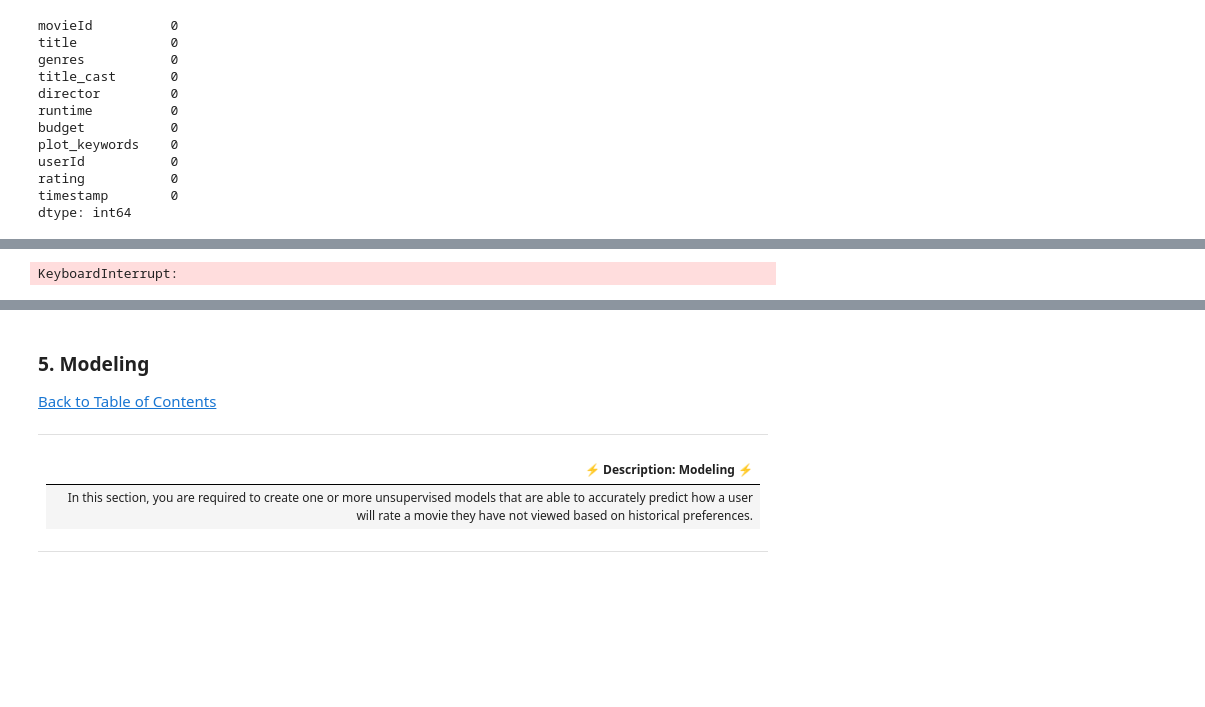
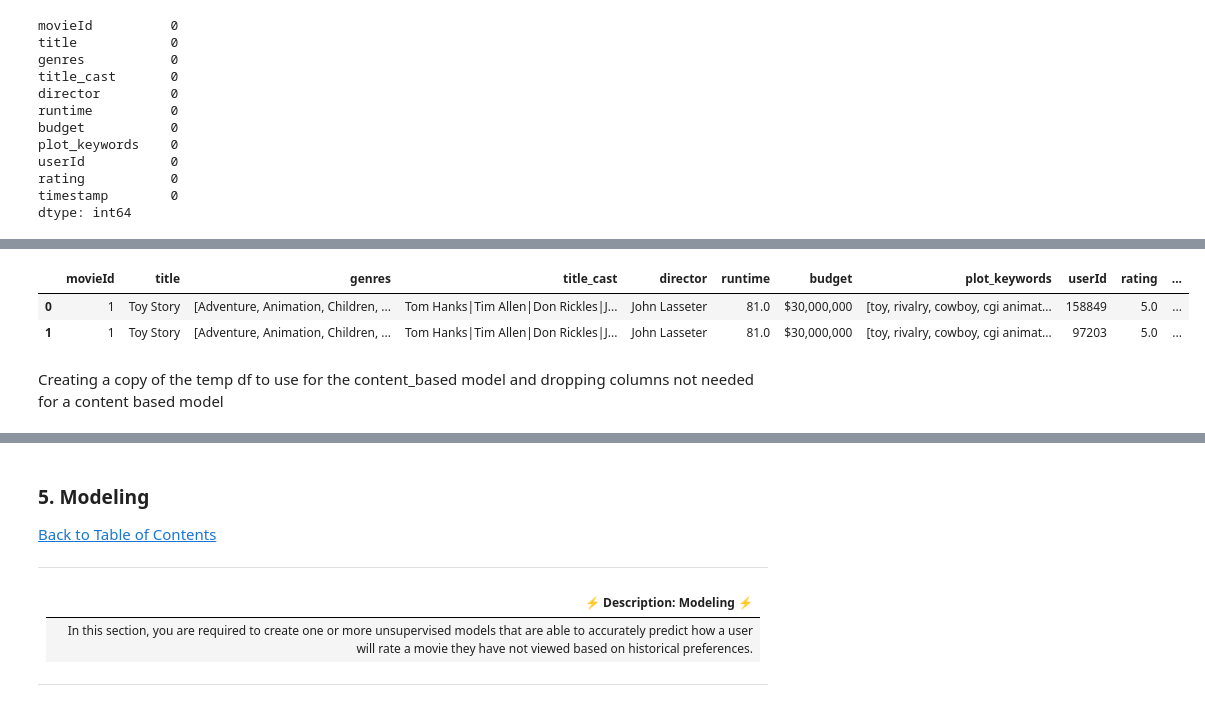
Before and after one commit to MrSathekge/Unsupervised-Learning-Sprint-2207FTDS-Team-JM5, a Jupyter notebook: Starter_Notebook.ipynb, the cells around one changed output, grey strips where cells are left out. Drawn from its saved outputs; the diff is of its cells as text; code cells hidden in the pictures; blank space fills up the shorter version.

```diff
--- a/Starter_Notebook.ipynb
+++ b/Starter_Notebook.ipynb
@@ -678,7 +678,7 @@ Name: runtime, dtype: float64
 
 ---
 # %%
-#creating a copy of the df that will be used for content based model
-content_df = df.copy()
+#creating a copy of the df that will be used for creating content-based and collaborative models
+temp_df = df.copy()
 # %%
 #checking for null values
@@ -698,6 +698,6 @@ timestamp              0
 dtype: int64
 # %%
 #removing null values
-content_df.dropna(inplace=True)
+temp_df.dropna(inplace=True)
 # %%
 #checking null values
@@ -718,15 +718,15 @@ dtype: int64
 # %%
 #Using regular expressions to find a year stored between parentheses
 #We specify the parantheses so we don't conflict with movies that have years in their titles
-content_df['year'] = content_df.title.str.extract('(\(\d\d\d\d\))',expand=False)
+temp_df['year'] = temp_df.title.str.extract('(\(\d\d\d\d\))',expand=False)
 #Removing the parentheses
-content_df['year'] = content_df.year.str.extract('(\d\d\d\d)',expand=False)
+temp_df['year'] = temp_df.year.str.extract('(\d\d\d\d)',expand=False)
 #Removing the years from the 'title' column
-content_df['title'] = content_df.title.str.replace('(\(\d\d\d\d\))', '')
+temp_df['title'] = temp_df.title.str.replace('(\(\d\d\d\d\))', '')
 #Applying the strip function to get rid of any ending whitespace characters that may have appeared
-content_df['title'] = content_df['title'].apply(lambda x: x.strip())
+temp_df['title'] = temp_df['title'].apply(lambda x: x.strip())
 
-content_df.head(2)
+temp_df.head(2)
 # %% [output]
 |  | movieId | title | genres | title_cast | director | runtime | budget | plot_keywords | userId | rating | ... |
 | 0 | 1 | Toy Story | Adventure|Animation|Children|Come... | Tom Hanks|Tim Allen|Don Rickles|J... | John Lasseter | 81.0 | $30,000,000 | toy|rivalry|cowboy|cgi animation | 158849 | 5.0 | ... |
@@ -736,8 +736,8 @@ content_df.head(2)
 def clean_titles(title):
     return re.sub("[^a-zA-Z0-9 ]", " ", title)
 
-content_df["clean_title"] = content_df["title"].apply(clean_titles)
-content_df.head()
+temp_df["clean_title"] = temp_df["title"].apply(clean_titles)
+temp_df.head()
 # %% [output]
 |  | movieId | title | genres | title_cast | director | runtime | budget | plot_keywords | userId | rating | ... |
 | 0 | 1 | Toy Story | Adventure|Animation|Children|Come... | Tom Hanks|Tim Allen|Don Rickles|J... | John Lasseter | 81.0 | $30,000,000 | toy|rivalry|cowboy|cgi animation | 158849 | 5.0 | ... |
@@ -747,6 +747,15 @@ content_df.head()
 | 4 | 1 | Toy Story | Adventure|Animation|Children|Come... | Tom Hanks|Tim Allen|Don Rickles|J... | John Lasseter | 81.0 | $30,000,000 | toy|rivalry|cowboy|cgi animation | 27431 | 5.0 | ... |
 # %%
 vectorizer = TfidfVectorizer(ngram_range=(1,2))
-tfidf = vectorizer.fit_transform(content_df["clean_title"])
+tfidf = vectorizer.fit_transform(temp_df["clean_title"])
-# %% [output]
-KeyboardInterrupt:
+# %%
+# Removing | from appropriate columns
+temp_df.genres = temp_df.genres.apply(lambda x: x.split('|'))
+temp_df.plot_keywords = temp_df.plot_keywords.apply(lambda x: x.split('|'))
+temp_df.head(2)
+# %% [output]
+|  | movieId | title | genres | title_cast | director | runtime | budget | plot_keywords | userId | rating | ... |
+| 0 | 1 | Toy Story | [Adventure, Animation, Children, ... | Tom Hanks|Tim Allen|Don Rickles|J... | John Lasseter | 81.0 | $30,000,000 | [toy, rivalry, cowboy, cgi animat... | 158849 | 5.0 | ... |
+| 1 | 1 | Toy Story | [Adventure, Animation, Children, ... | Tom Hanks|Tim Allen|Don Rickles|J... | John Lasseter | 81.0 | $30,000,000 | [toy, rivalry, cowboy, cgi animat... | 97203 | 5.0 | ... |
+# %% [markdown]
+Creating a copy of the temp df to use for the content_based model and dropping columns not needed for a content based model
```
Also changed, not shown: parts of 4 cells of this notebook.
